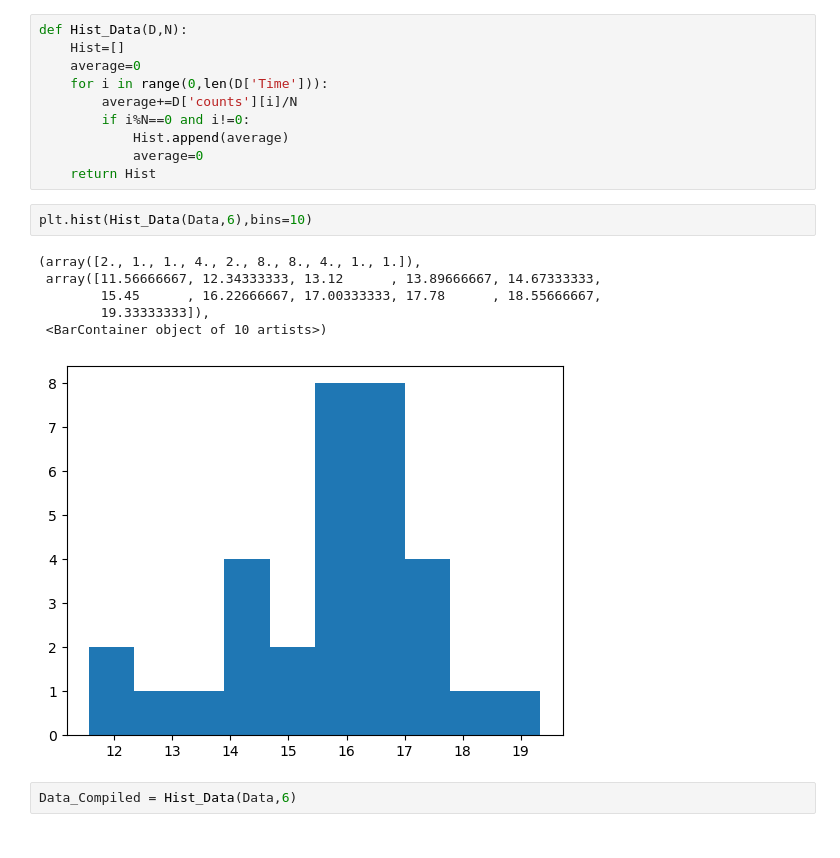
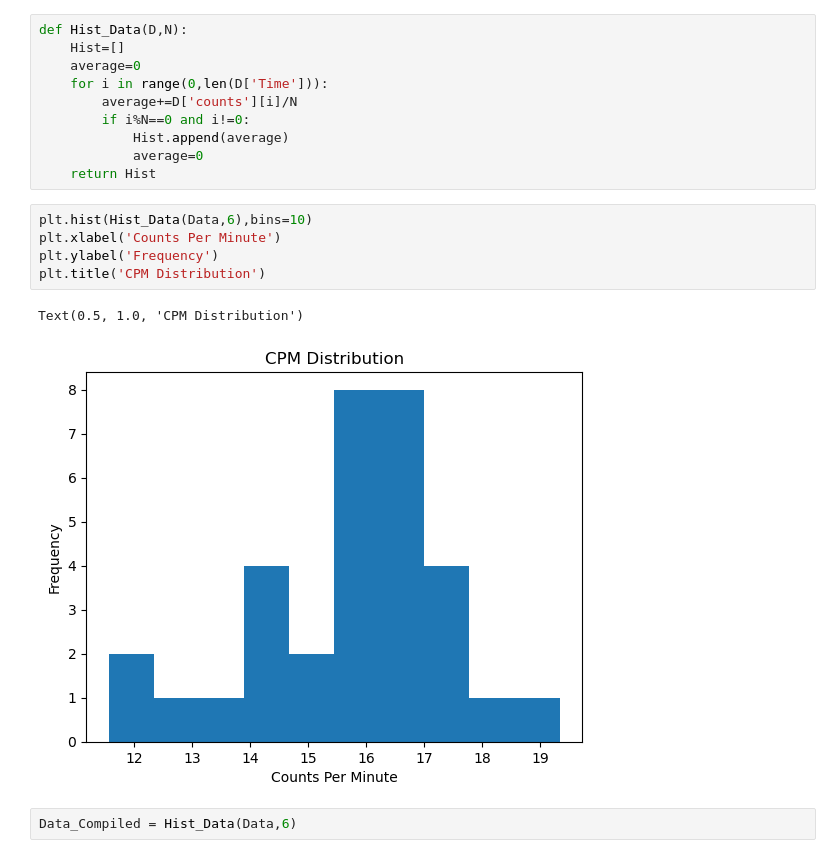
Before and after one commit to Nschellhaas/E11_Delicious_Uranium, a Jupyter notebook: Lab_Report/Lab_13.ipynb, the cells around one changed output. Drawn from its saved outputs; the diff is of its cells as text.

```diff
--- a/Lab_Report/Lab_13.ipynb
+++ b/Lab_Report/Lab_13.ipynb
@@ -26,13 +29,12 @@ def Hist_Data(D,N):
     return Hist
 # %%
 plt.hist(Hist_Data(Data,6),bins=10)
+plt.xlabel('Counts Per Minute')
+plt.ylabel('Frequency')
+plt.title('CPM Distribution')
 # %% [output]
-(array([2., 1., 1., 4., 2., 8., 8., 4., 1., 1.]),
- array([11.56666667, 12.34333333, 13.12      , 13.89666667, 14.67333333,
-        15.45      , 16.22666667, 17.00333333, 17.78      , 18.55666667,
-        19.33333333]),
- <BarContainer object of 10 artists>)
+Text(0.5, 1.0, 'CPM Distribution')
-[figure, old version]
+[figure, new version]
 # %%
 Data_Compiled = Hist_Data(Data,6)
 # %%
```
Also changed, not shown: parts of 1 cell of this notebook.
